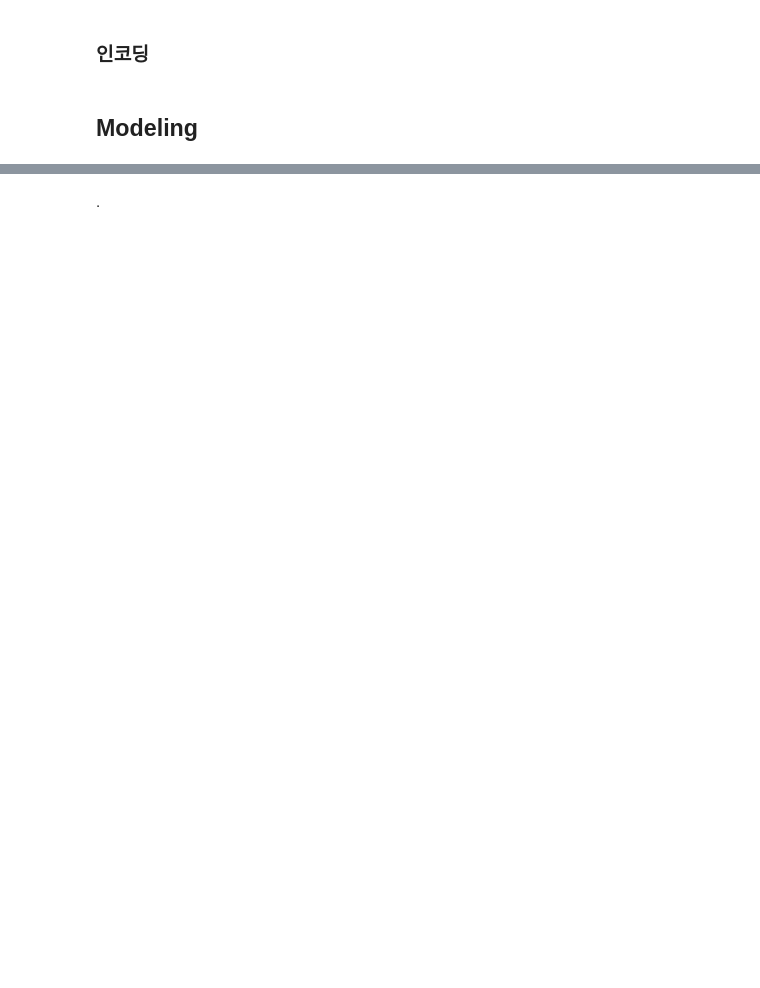
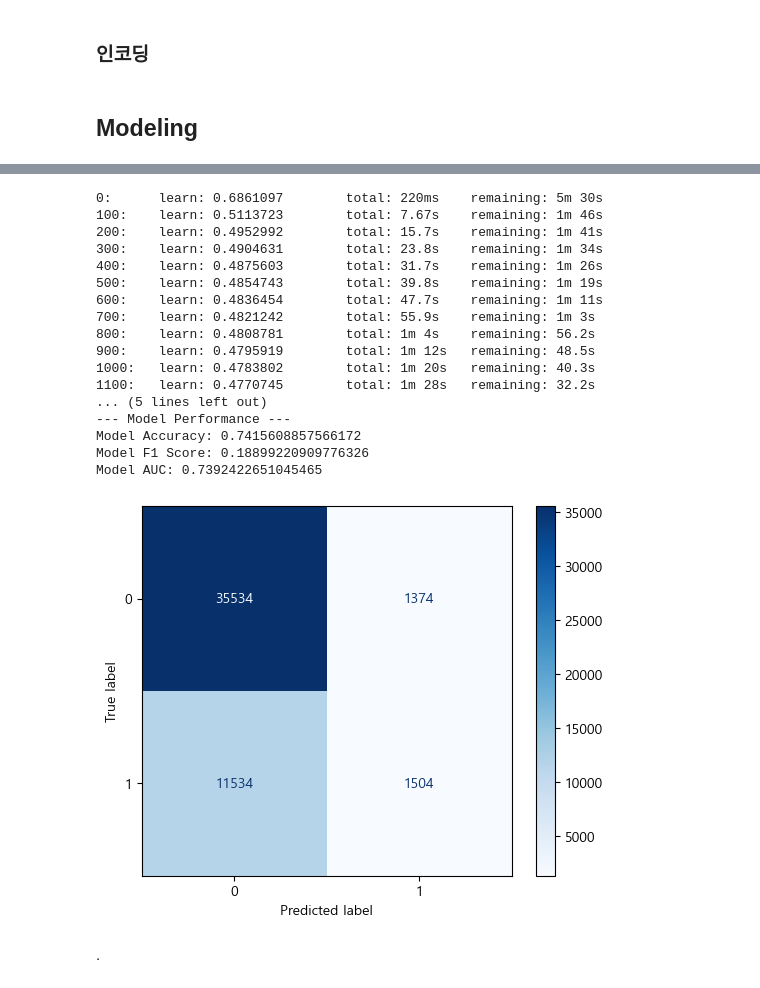
Before and after one commit to BaekJunehong/LG_Aimers_6th, a Jupyter notebook: code/code10.ipynb, the cells around one changed output, grey strips where cells are left out. Drawn from its saved outputs; the diff is of its cells as text; code cells hidden in the pictures; blank space fills up the shorter version.

```diff
--- a/code/code10.ipynb
+++ b/code/code10.ipynb
@@ -890,0 +1314,7 @@ variable
+# %%
+print("결측값 개수:", train['배아_해동_경과일'].isnull().sum())
+
+train['배아_해동_경과일'].fillna('unknown', inplace=True)
+test['배아_해동_경과일'].fillna('unknown', inplace=True)
+
+print("결측값 개수:", train['배아_해동_경과일'].isnull().sum())
@@ -982,7 +1441,16 @@ X_train, X_test, y_train, y_test = train_test_split(X, y, test_size=0.2, random_
 X_train, X_test, y_train, y_test = train_test_split(X, y, test_size=0.2, random_state=42)
 
 # 모델 초기화
-model = lgb.LGBMClassifier(random_state=42)
+model = lgb.LGBMClassifier(
+    n_estimators=1500,
+    num_leaves=700,
+    max_depth=250,
+    learning_rate=0.003,
+    min_child_samples=300,
+    random_state=42,
+    boosting_type='gbdt',
+    verbose=-1
+    )
 
 # 모델 학습
 model.fit(X_train, y_train)
@@ -1026,2 +1479,55 @@ Model AUC: 0.6516816071543184
+# %%
+# 모델 초기화
+model = CatBoostClassifier(
+    iterations=1500,
+    depth=10,
+    learning_rate=0.01,
+    random_seed=42,
+    verbose=100
+)
+
+# 모델 학습
+model.fit(X_train, y_train)
+
+# 예측
+y_pred = model.predict(X_test)
+y_pred_proba = model.predict_proba(X_test)[:, 1]
+
+# 평가
+accuracy = accuracy_score(y_test, y_pred)
+f1 = f1_score(y_test, y_pred)
+auc = roc_auc_score(y_test, y_pred_proba)
+cm = confusion_matrix(y_test, y_pred)
+
+# 결과 출력
+print()
+print("--- Model Performance ---")
+print(f"Model Accuracy: {accuracy}")
+print(f"Model F1 Score: {f1}")
+print(f"Model AUC: {auc}")
+
+# 혼동 행렬 출력
+disp = ConfusionMatrixDisplay(confusion_matrix=cm, display_labels=model.classes_)
+disp.plot(cmap=plt.cm.Blues)
+plt.show()
+# %% [output]
+0:      learn: 0.6861097        total: 220ms    remaining: 5m 30s
+100:    learn: 0.5113723        total: 7.67s    remaining: 1m 46s
+200:    learn: 0.4952992        total: 15.7s    remaining: 1m 41s
+300:    learn: 0.4904631        total: 23.8s    remaining: 1m 34s
+400:    learn: 0.4875603        total: 31.7s    remaining: 1m 26s
+500:    learn: 0.4854743        total: 39.8s    remaining: 1m 19s
+600:    learn: 0.4836454        total: 47.7s    remaining: 1m 11s
+700:    learn: 0.4821242        total: 55.9s    remaining: 1m 3s
+800:    learn: 0.4808781        total: 1m 4s    remaining: 56.2s
+900:    learn: 0.4795919        total: 1m 12s   remaining: 48.5s
+1000:   learn: 0.4783802        total: 1m 20s   remaining: 40.3s
+1100:   learn: 0.4770745        total: 1m 28s   remaining: 32.2s
+... (5 lines left out)
+--- Model Performance ---
+Model Accuracy: 0.7415608857566172
+Model F1 Score: 0.18899220909776326
+Model AUC: 0.7392422651045465
+[figure, added]
 # %% [markdown]
 .
```
Also changed, not shown: parts of 102 cells of this notebook, 13 other files.
